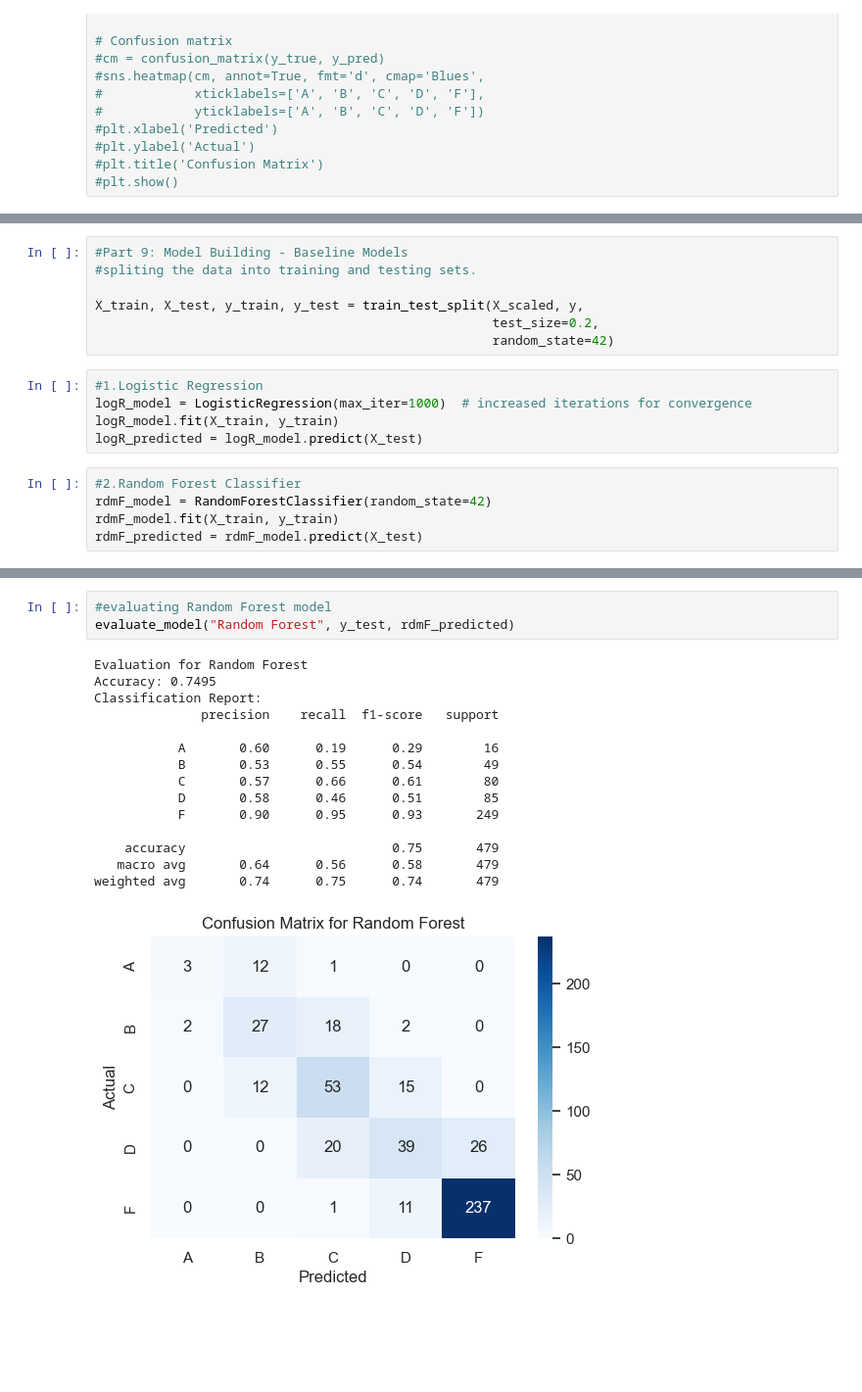
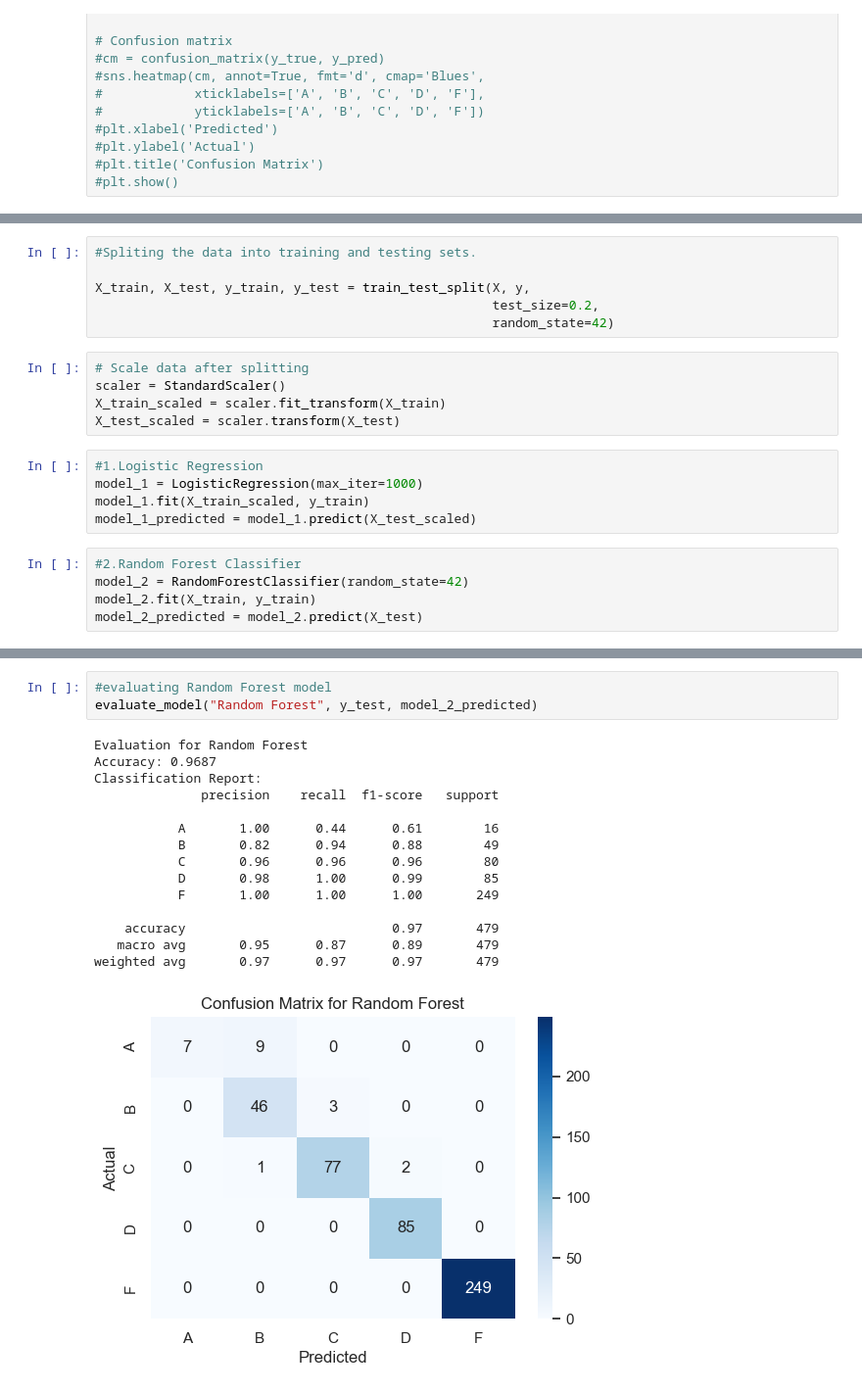
Before and after one commit to AnnMariDB/MLG382-Projects, a Jupyter notebook: MLG382Project1/Group E_MLG382_GuidedProject.ipynb, the cells around one changed output, grey strips where cells are left out. Shown at 98% size. Saved outputs shown, nothing was run; the diff lists cells and outputs as text; blank space fills up the shorter version.

```diff
--- a/MLG382Project1/Group E_MLG382_GuidedProject.ipynb
+++ b/MLG382Project1/Group E_MLG382_GuidedProject.ipynb
@@ -661,19 +700,23 @@ Target shape: (2392,)
 # %%
-#Part 9: Model Building - Baseline Models
-#spliting the data into training and testing sets.
+#Spliting the data into training and testing sets.
 
-X_train, X_test, y_train, y_test = train_test_split(X_scaled, y,
+X_train, X_test, y_train, y_test = train_test_split(X, y,
                                                     test_size=0.2,
                                                     random_state=42)
+# %%
+# Scale data after splitting
+scaler = StandardScaler()
+X_train_scaled = scaler.fit_transform(X_train)
+X_test_scaled = scaler.transform(X_test)
 # %%
 #1.Logistic Regression
-logR_model = LogisticRegression(max_iter=1000)  # increased iterations for convergence
-logR_model.fit(X_train, y_train)
-logR_predicted = logR_model.predict(X_test)
+model_1 = LogisticRegression(max_iter=1000)
+model_1.fit(X_train_scaled, y_train)
+model_1_predicted = model_1.predict(X_test_scaled)
 # %%
 #2.Random Forest Classifier
-rdmF_model = RandomForestClassifier(random_state=42)
-rdmF_model.fit(X_train, y_train)
-rdmF_predicted = rdmF_model.predict(X_test)
+model_2 = RandomForestClassifier(random_state=42)
+model_2.fit(X_train, y_train)
+model_2_predicted = model_2.predict(X_test)
 # %%
 #3.XGBoost Classifier
@@ -731,21 +772,21 @@ weighted avg       0.81      0.81      0.80       479
 # %%
 #evaluating Random Forest model
-evaluate_model("Random Forest", y_test, rdmF_predicted)
+evaluate_model("Random Forest", y_test, model_2_predicted)
 # %% [output]
 Evaluation for Random Forest
-Accuracy: 0.7495
+Accuracy: 0.9687
 Classification Report:
               precision    recall  f1-score   support
 
-           A       0.60      0.19      0.29        16
-           B       0.53      0.55      0.54        49
-           C       0.57      0.66      0.61        80
-           D       0.58      0.46      0.51        85
-           F       0.90      0.95      0.93       249
+           A       1.00      0.44      0.61        16
+           B       0.82      0.94      0.88        49
+           C       0.96      0.96      0.96        80
+           D       0.98      1.00      0.99        85
+           F       1.00      1.00      1.00       249
 
-    accuracy                           0.75       479
-   macro avg       0.64      0.56      0.58       479
-weighted avg       0.74      0.75      0.74       479
+    accuracy                           0.97       479
+   macro avg       0.95      0.87      0.89       479
+weighted avg       0.97      0.97      0.97       479
-[figure, old version]
+[figure, new version]
 # %%
 #evaluating XGBoost model
```
Also changed, not shown: parts of 84 cells of this notebook, 5 other files.
